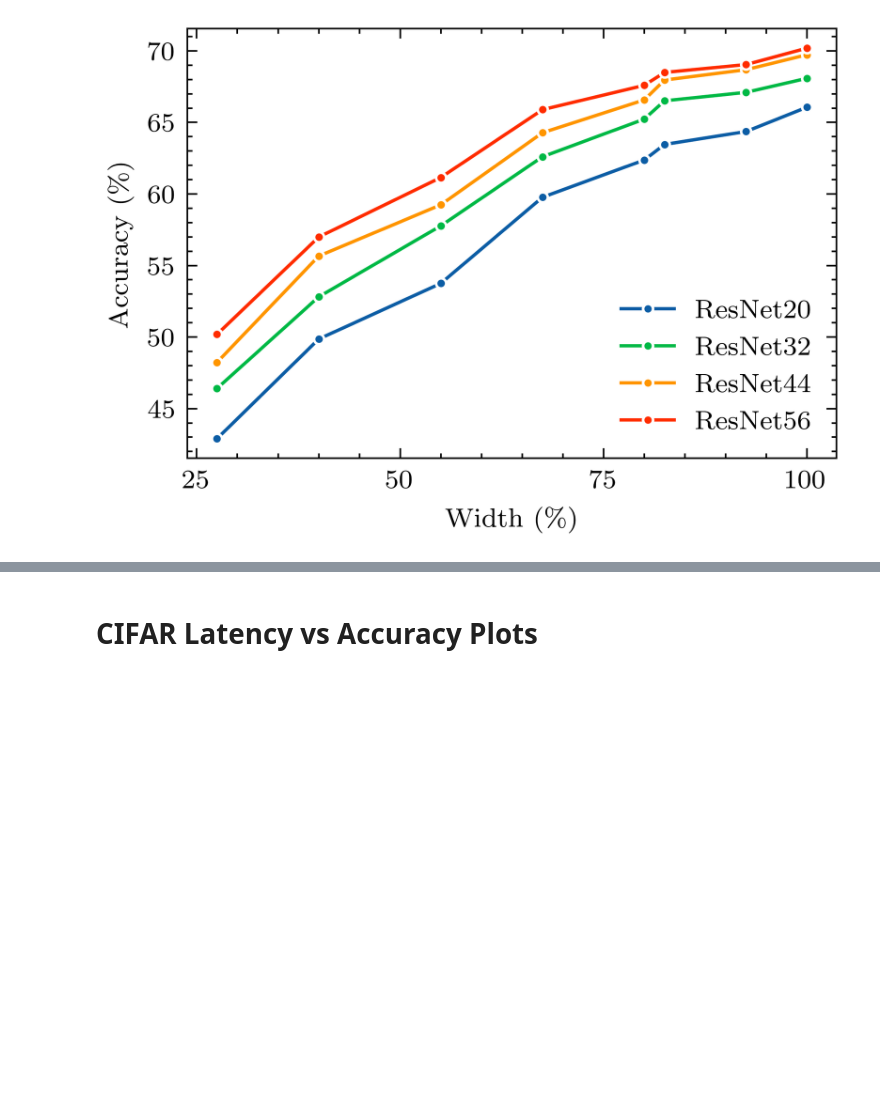
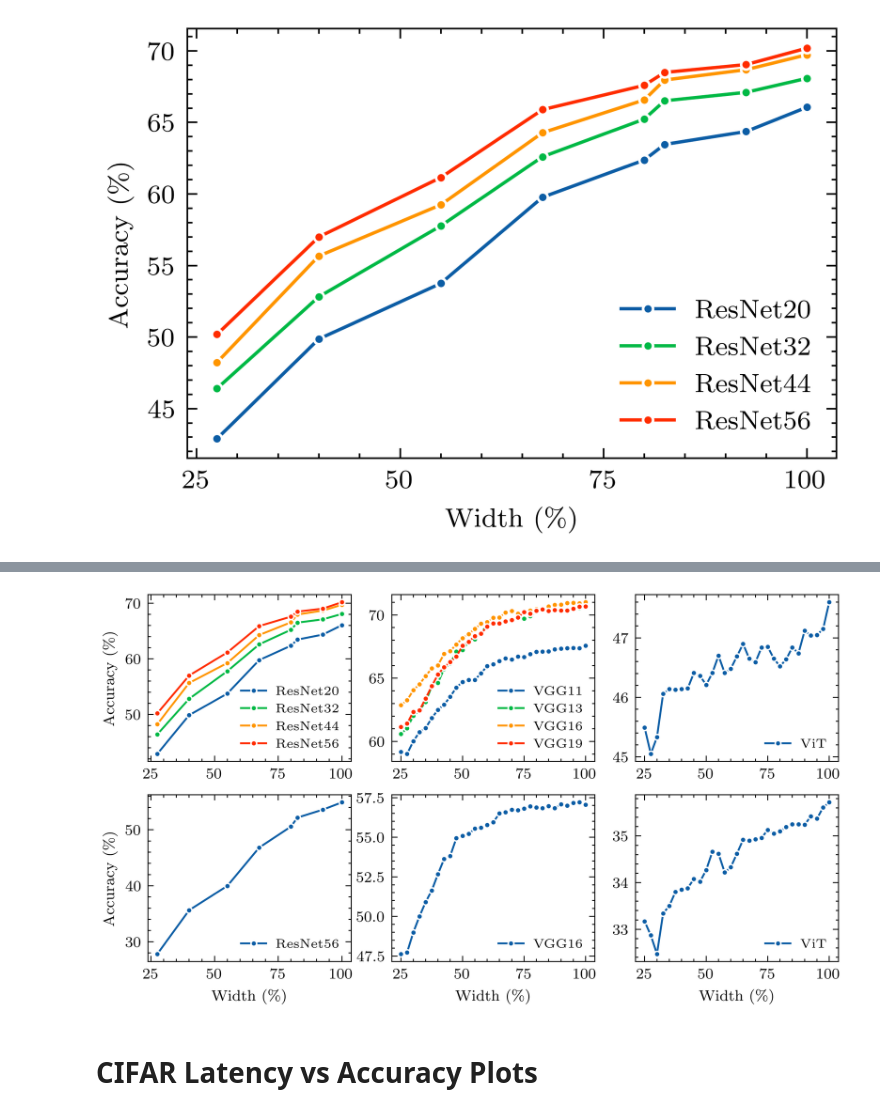
Before and after one commit to Didanny/slimmable-nn, a Jupyter notebook: plots.ipynb, the cells around one changed output, grey strips where cells are left out. Cells and saved outputs as stored; diff of their text form; code cells hidden in the pictures; blank space fills up the shorter version.

```diff
--- a/plots.ipynb
+++ b/plots.ipynb
@@ -44,8 +54,14 @@ df_cifar = df_cifar.melt(id_vars=['Model Name'], var_name='sparsity', value_name
 df_cifar['sparsity'] = df_cifar['sparsity'].astype('float64') * 100
 df_cifar['value'] = df_cifar['value'] * 100
 df_cifar['Model Name'] = df_cifar['Model Name'].astype('string')
+# %%
+df_tinyimagenet = df_tinyimagenet.melt(id_vars=['Model Name'], var_name='sparsity', value_name='value')
+df_tinyimagenet['sparsity'] = df_tinyimagenet['sparsity'].astype('float64') * 100
+df_tinyimagenet['value'] = df_tinyimagenet['value'] * 100
+df_tinyimagenet['Model Name'] = df_tinyimagenet['Model Name'].astype('string')
 # %%
 df_cifar = df_cifar.sort_values(by=['Model Name', 'sparsity'])
+df_tinyimagenet = df_tinyimagenet.sort_values(by=['Model Name', 'sparsity'])
 # %%
 pattern_vgg = r'vgg'
 pattern_resnet = r'resnet'
@@ -99,5 +125,6 @@ df_cifar_resnet
 # %%
 df_cifar_resnet = df_cifar_resnet.drop_duplicates(subset=['value'], keep='last')
+df_tinyimagenet_resnet = df_tinyimagenet_resnet.drop_duplicates(subset=['value'], keep='last')
 # %%
 from matplotlib.lines import Line2D
 from matplotlib.patches import Patch
@@ -170,3 +182,95 @@ with plt.style.context(['science', 'ieee']):
+# %%
+from matplotlib.lines import Line2D
+from matplotlib.patches import Patch
+
+# Plotting
+with plt.style.context(['science', 'ieee']):
+    plt.rcParams['axes.prop_cycle'] = sci_cycle
+
+    # Create figure and axes
+    # fig, (ax1, ax2, ax3) = plt.subplots(figsize=(column_width * 1.87, column_width/2), ncols=3)
+    fig, axes = plt.subplots(nrows=2, ncols=3, figsize=(column_width * 1.87, column_width))
+    ax1, ax2, ax3, ax4, ax5, ax6 = axes.flatten()
+
+    # ResNet CIFAR plot
+    sns.lineplot(data=df_cifar_resnet, x='sparsity', y='value', hue='Model Name', marker='o', markersize=3, ax=ax1)
+    ax1.set_xlabel('')
+    ax1.set_ylabel('Accuracy (\%)')
+    plt.sca(ax1)
+    plt.xticks([25, 50, 75, 100])
+
+    # VGG CIFAR plot
+    sns.lineplot(data=df_cifar_vgg, x='sparsity', y='value', hue='Model Name', marker='o', markersize=3, ax=ax2)
+    ax2.set_xlabel('')
+    ax2.set_ylabel('')
+    plt.sca(ax2)
+    plt.xticks([25, 50, 75, 100])
+
+    # ViT CIFAR plot
+    sns.lineplot(data=df_cifar_vit, x='sparsity', y='value', hue='Model Name', marker='o', markersize=3, ax=ax3)
+    ax3.set_xlabel('')
+    ax3.set_ylabel('')
+    plt.sca(ax3)
+    plt.xticks([25, 50, 75, 100])
+
+    # ResNet Tiny ImageNet plot
+    sns.lineplot(data=df_tinyimagenet_resnet, x='sparsity', y='value', hue='Model Name', marker='o', markersize=3, ax=ax4)
+    ax4.set_xlabel('Width (\%)')
+    ax4.set_ylabel('Accuracy (\%)')
+    plt.sca(ax4)
+    plt.xticks([25, 50, 75, 100])
+
+    # VGG Tiny ImageNet plot
+    sns.lineplot(data=df_tinyimagenet_vgg, x='sparsity', y='value', hue='Model Name', marker='o', markersize=3, ax=ax5)
+    ax5.set_xlabel('Width (\%)')
+    ax5.set_ylabel('')
+    plt.sca(ax5)
+    plt.xticks([25, 50, 75, 100])
+
+    # ViT Tiny ImageNet plot
+    sns.lineplot(data=df_tinyimagenet_vit, x='sparsity', y='value', hue='Model Name', marker='o', markersize=3, ax=ax6)
+    ax6.set_xlabel('Width (\%)')
+    ax6.set_ylabel('')
+    plt.sca(ax6)
+    plt.xticks([25, 50, 75, 100])
+
+    # ResNet CIFAR legend
+    model_names = ['ResNet20', 'ResNet32', 'ResNet44', 'ResNet56']
+    legend_handles = [Line2D([0], [0], color=sci_cycle.by_key()['color'][i], marker='o', markersize=3, mec='#ffffff', mew=0.8, label=model_names[i]) for i in range(4)]
+    ax1.legend(handles=legend_handles, loc='lower right', fontsize='small')
+
+    # VGG CIFAR legend
+    model_names = ['VGG11', 'VGG13', 'VGG16', 'VGG19']
+    legend_handles = [Line2D([0], [0], color=sci_cycle.by_key()['color'][i], marker='o', markersize=3, mec='#ffffff', mew=0.8, label=model_names[i]) for i in range(4)]
+    ax2.legend(handles=legend_handles, loc='lower right', fontsize='small')
+
+    # ViT CIFAR legend
+    model_names = ['ViT']
+    legend_handles = [Line2D([0], [0], color=sci_cycle.by_key()['color'][i], marker='o', markersize=3, mec='#ffffff', mew=0.8, label=model_names[i]) for i in range(1)]
+    ax3.legend(handles=legend_handles, loc='lower right', fontsize='small')
+
+    # ResNet Tiny ImageNet legend
+    model_names = ['ResNet56']
+    legend_handles = [Line2D([0], [0], color=sci_cycle.by_key()['color'][i], marker='o', markersize=3, mec='#ffffff', mew=0.8, label=model_names[i]) for i in range(1)]
+    ax4.legend(handles=legend_handles, loc='lower right', fontsize='small')
+
+    # VGG Tiny ImageNet legend
+    model_names = ['VGG16']
+    legend_handles = [Line2D([0], [0], color=sci_cycle.by_key()['color'][i], marker='o', markersize=3, mec='#ffffff', mew=0.8, label=model_names[i]) for i in range(1)]
+    ax5.legend(handles=legend_handles, loc='lower right', fontsize='small')
+
+    # ViT Tiny ImageNet legend
+    model_names = ['ViT']
+    legend_handles = [Line2D([0], [0], color=sci_cycle.by_key()['color'][i], marker='o', markersize=3, mec='#ffffff', mew=0.8, label=model_names[i]) for i in range(1)]
+    ax6.legend(handles=legend_handles, loc='lower right', fontsize='small')
+
+    if SHOW:
+        plt.show()
+    else:
+        plt.savefig('./results/plots/uscifar_accuracy.pgf', bbox_inches='tight')
+        plt.close()
+# %% [output]
+[figure, added]
 # %% [markdown]
 # CIFAR Latency vs Accuracy Plots
 # %%
```
Also changed, not shown: parts of 7 cells of this notebook, 10 other files.
